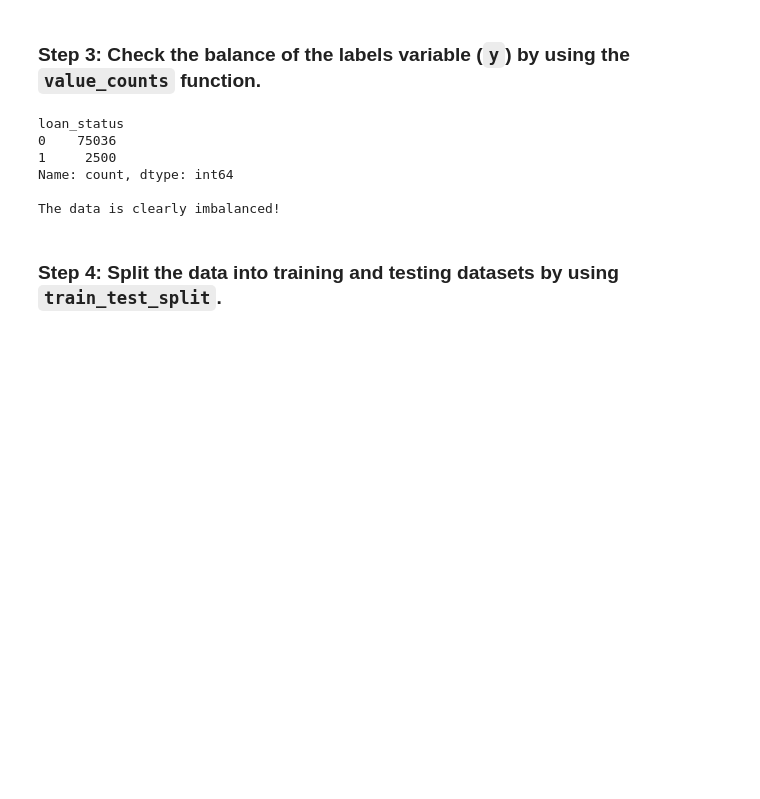
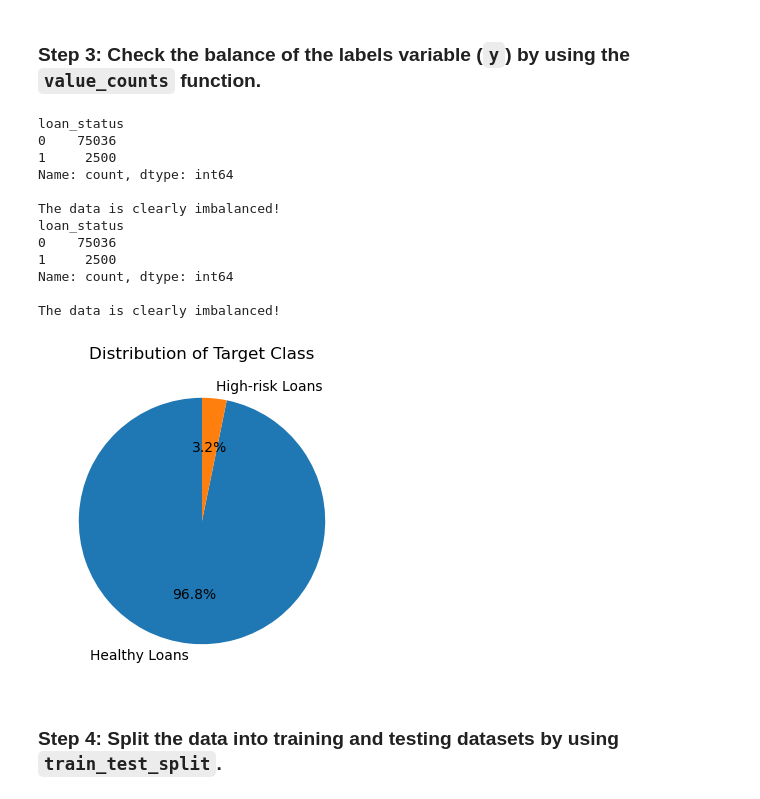
Before and after one commit to darcy5d/Fintech_Module_12_Homework_Assignment, a Jupyter notebook: credit_risk_resampling.ipynb, the cells around one changed output. Saved outputs shown, nothing was run; the diff lists cells and outputs as text; code cells hidden in the pictures; blank space fills up the shorter version.

Commit message:
final coding and adding visualisations

```diff
--- a/credit_risk_resampling.ipynb
+++ b/credit_risk_resampling.ipynb
@@ -161,18 +164,45 @@ X
 77536 rows × 7 columns
 # %% [markdown]
 ### Step 3: Check the balance of the labels variable (`y`) by using the `value_counts` function.
-# %%
-# Check the balance of our target values
-print(y.value_counts())
-
-print("\nThe data is clearly imbalanced!")
-# %% [output]
-loan_status
-0    75036
-1     2500
-Name: count, dtype: int64
-
-The data is clearly imbalanced!
+# %%
+# Check the balance of our target values
+print(y.value_counts())
+
+print("\nThe data is clearly imbalanced!")
+
+# Check the balance of our target values
+y_value_counts = y.value_counts()
+print(y_value_counts)
+
+print("\nThe data is clearly imbalanced!")
+
+# Data for pie chart
+labels = ['Healthy Loans', 'High-risk Loans']
+sizes = [y_value_counts[0], y_value_counts[1]]
+
+# Generate pie chart
+plt.figure(figsize=(4, 4))
+plt.pie(sizes, labels=labels, autopct='%1.1f%%', startangle=90)
+plt.title('Distribution of Target Class')
+
+# Save the plot to the specified folder and file
+plt.savefig('Graphics/value_counts.png')
+
+plt.show()
+# %% [output]
+loan_status
+0    75036
+1     2500
+Name: count, dtype: int64
+
+The data is clearly imbalanced!
+loan_status
+0    75036
+1     2500
+Name: count, dtype: int64
+
+The data is clearly imbalanced!
+[figure, added]
 # %% [markdown]
 ### Step 4: Split the data into training and testing datasets by using `train_test_split`.
 # %%
```
Also changed, not shown: parts of 2 cells of this notebook, 2 other files.
